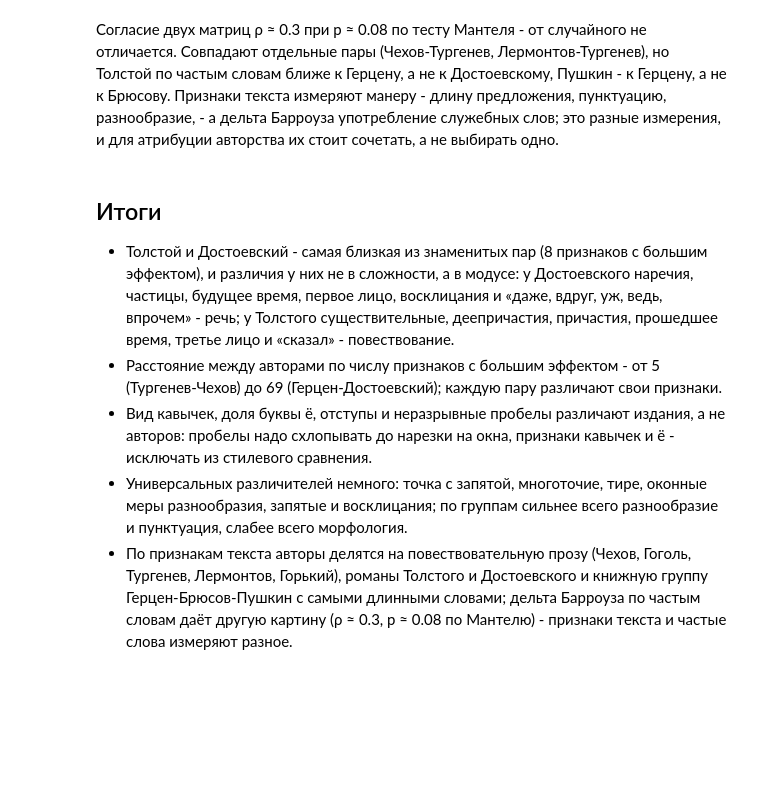
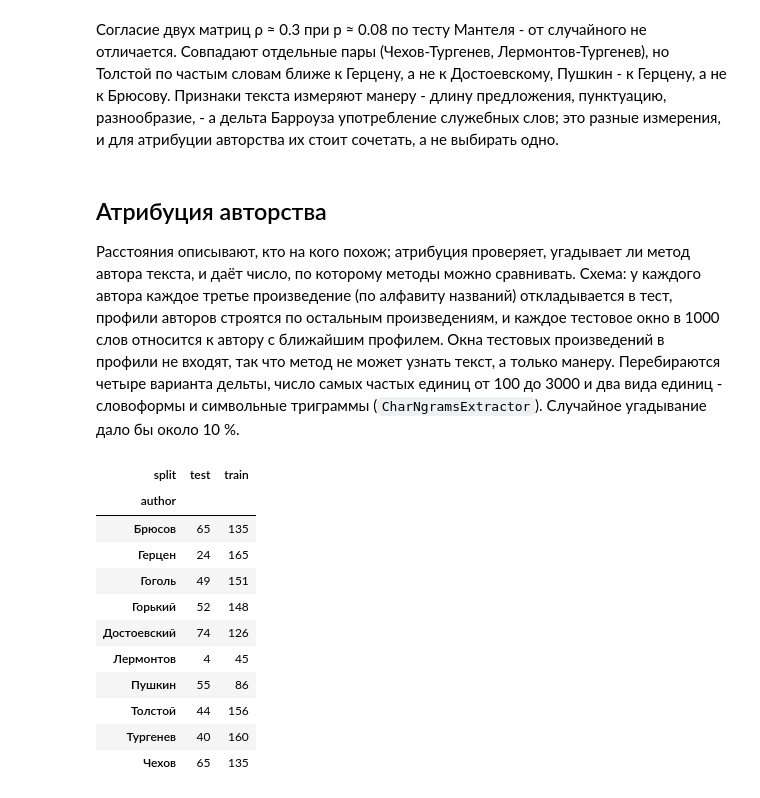
Before and after one commit to SergeyShk/ruTS, a Jupyter notebook: examples/03_prose_authors.ipynb, the cells around one changed output. Cells and saved outputs as stored; diff of their text form; code cells hidden in the pictures; blank space fills up the shorter version.

```diff
--- a/examples/03_prose_authors.ipynb
+++ b/examples/03_prose_authors.ipynb
@@ -391,10 +393,35 @@ pd.DataFrame(
 # %% [markdown]
 Согласие двух матриц ρ ≈ 0.3 при p ≈ 0.08 по тесту Мантеля - от случайного не отличается. Совпадают отдельные пары (Чехов-Тургенев, Лермонтов-Тургенев), но Толстой по частым словам ближе к Герцену, а не к Достоевскому, Пушкин - к Герцену, а не к Брюсову. Признаки текста измеряют манеру - длину предложения, пунктуацию, разнообразие, - а дельта Барроуза употребление служебных слов; это разные измерения, и для атрибуции авторства их стоит сочетать, а не выбирать одно.
 # %% [markdown]
-## Итоги
+## Атрибуция авторства
 
-*   Толстой и Достоевский - самая близкая из знаменитых пар (8 признаков с большим эффектом), и различия у них не в сложности, а в модусе: у Достоевского наречия, частицы, будущее время, первое лицо, восклицания и «даже, вдруг, уж, ведь, впрочем» - речь; у Толстого существительные, деепричастия, причастия, прошедшее время, третье лицо и «сказал» - повествование.
-*   Расстояние между авторами по числу признаков с большим эффектом - от 5 (Тургенев-Чехов) до 69 (Герцен-Достоевский); каждую пару различают свои признаки.
-*   Вид кавычек, доля буквы ё, отступы и неразрывные пробелы различают издания, а не авторов: пробелы надо схлопывать до нарезки на окна, признаки кавычек и ё - исключать из стилевого сравнения.
-*   Универсальных различителей немного: точка с запятой, многоточие, тире, оконные меры разнообразия, запятые и восклицания; по группам сильнее всего разнообразие и пунктуация, слабее всего морфология.
-*   По признакам текста авторы делятся на повествовательную прозу (Чехов, Гоголь, Тургенев, Лермонтов, Горький), романы Толстого и Достоевского и книжную группу Герцен-Брюсов-Пушкин с самыми длинными словами; дельта Барроуза по частым словам даёт другую картину (ρ ≈ 0.3, p ≈ 0.08 по Мантелю) - признаки текста и частые слова измеряют разное.
+Расстояния описывают, кто на кого похож; атрибуция проверяет, угадывает ли метод автора текста, и даёт число, по которому методы можно сравнивать. Схема: у каждого автора каждое третье произведение (по алфавиту названий) откладывается в тест, профили авторов строятся по остальным произведениям, и каждое тестовое окно в 1000 слов относится к автору с ближайшим профилем. Окна тестовых произведений в профили не входят, так что метод не может узнать текст, а только манеру. Перебираются четыре варианта дельты, число самых частых единиц от 100 до 3000 и два вида единиц - словоформы и символьные триграммы (`CharNgramsExtractor`). Случайное угадывание дало бы около 10 %.
+# %%
+from ruts import CharNgramsExtractor
+
+titles_by_author = corpus.groupby("author")["title"].unique()
+test_titles = {
+    title
+    for titles in titles_by_author
+    for title in (sorted(titles)[2::3] if len(titles) >= 3 else sorted(titles)[-1:])
+}
+corpus["split"] = np.where(corpus["title"].isin(test_titles), "test", "train")
+corpus["words"] = [extractor.extract(text) for text in corpus["text"]]
+ngram_extractor = CharNgramsExtractor(n=3, lowercase=True)
+corpus["ngrams"] = [ngram_extractor.extract(text) for text in corpus["text"]]
+train = corpus[corpus["split"] == "train"]
+test = corpus[corpus["split"] == "test"]
+corpus.groupby(["author", "split"]).size().unstack()
+# %% [output]
+| split | test | train |
+| author |  |  |
+| Брюсов | 65 | 135 |
+| Герцен | 24 | 165 |
+| Гоголь | 49 | 151 |
+| Горький | 52 | 148 |
+| Достоевский | 74 | 126 |
+| Лермонтов | 4 | 45 |
+| Пушкин | 55 | 86 |
+| Толстой | 44 | 156 |
+| Тургенев | 40 | 160 |
+| Чехов | 65 | 135 |
```
Also changed, not shown: parts of 10 cells of this notebook, 3 other files.
